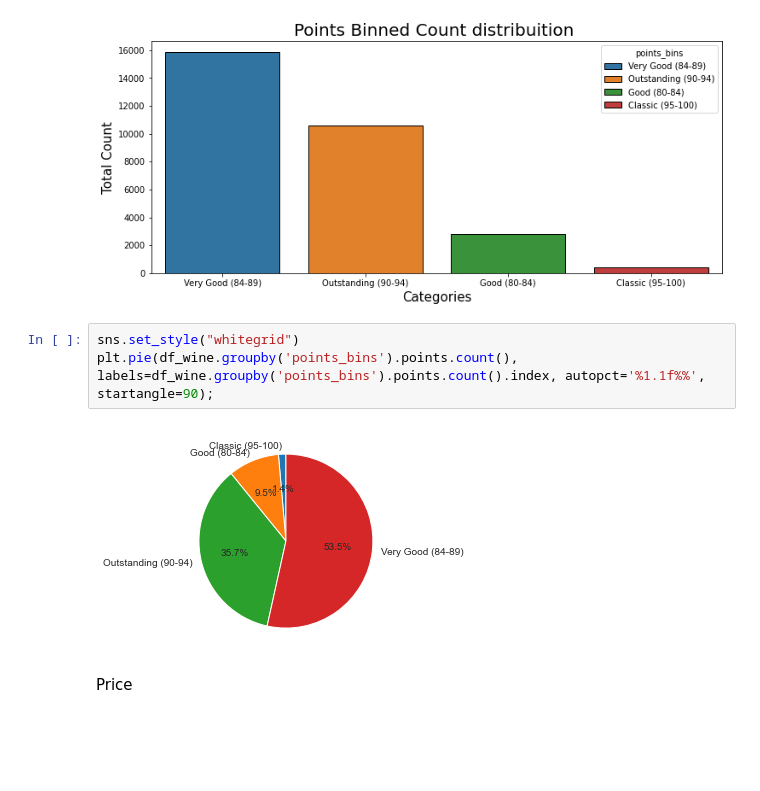
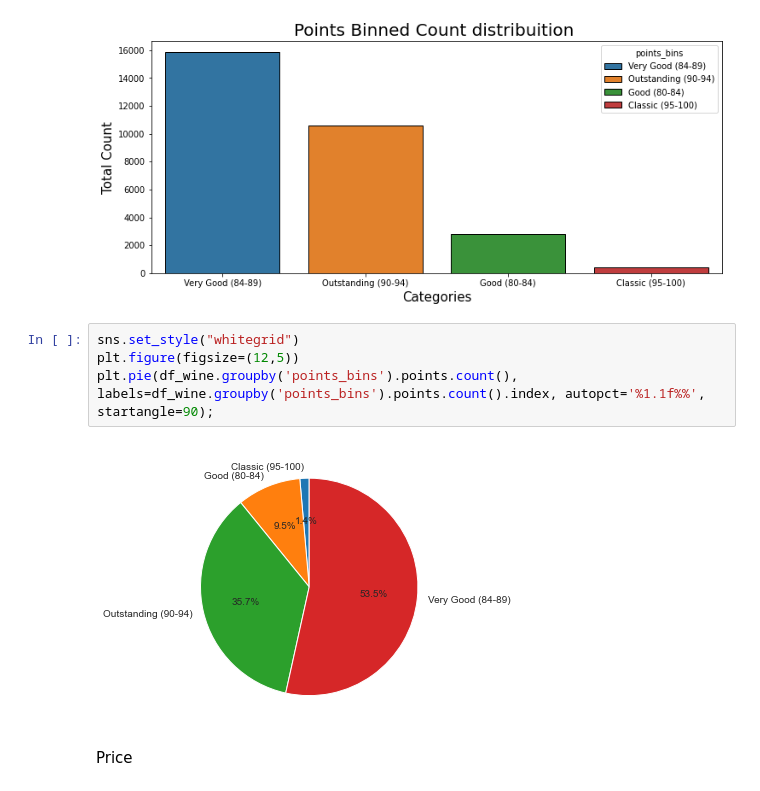
Before and after one commit to abagla18/Projects, a Jupyter notebook: iNeuron_internship_BA_1/wine_reviews.ipynb, the cells around one changed output. Cells and saved outputs as stored; diff of their text form; blank space fills up the shorter version.

```diff
--- a/iNeuron_internship_BA_1/wine_reviews.ipynb
+++ b/iNeuron_internship_BA_1/wine_reviews.ipynb
@@ -160,9 +160,10 @@ plt.show(); # show the graphic
 [figure]
 # %%
 sns.set_style("whitegrid")
+plt.figure(figsize=(12,5))
 plt.pie(df_wine.groupby('points_bins').points.count(), labels=df_wine.groupby('points_bins').points.count().index, autopct='%1.1f%%', startangle=90);
 # %% [output]
-[figure, old version]
+[figure, new version]
 # %% [markdown]
 Price
 # %%
```
Also changed, not shown: parts of 16 cells of this notebook, 3 other files.
